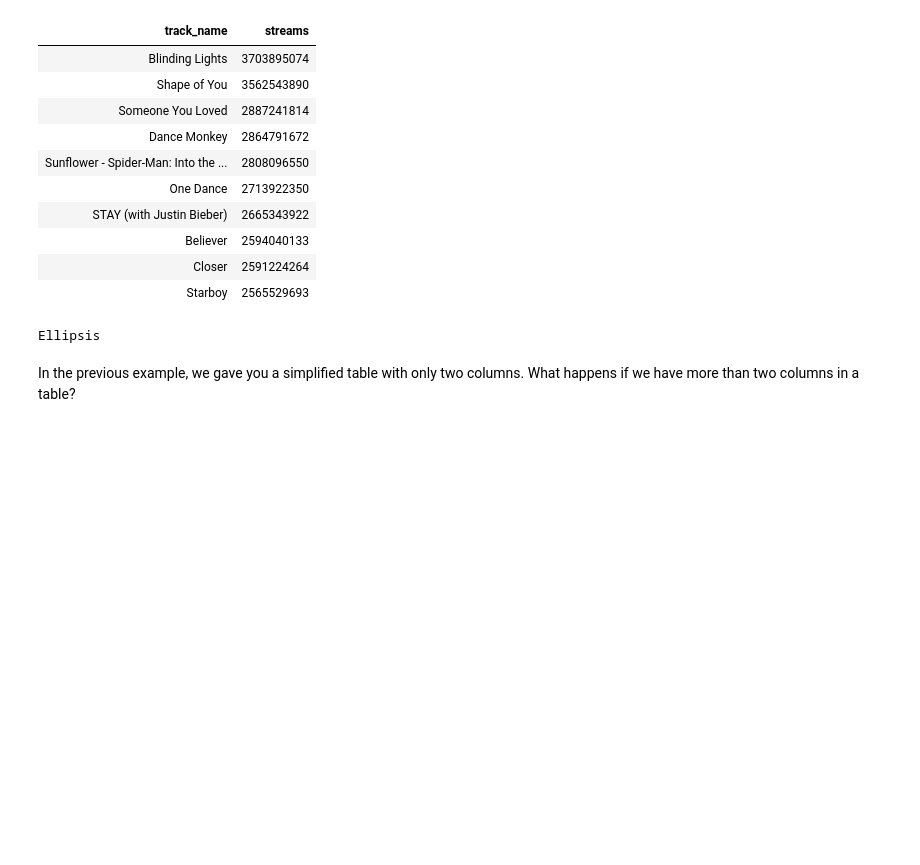
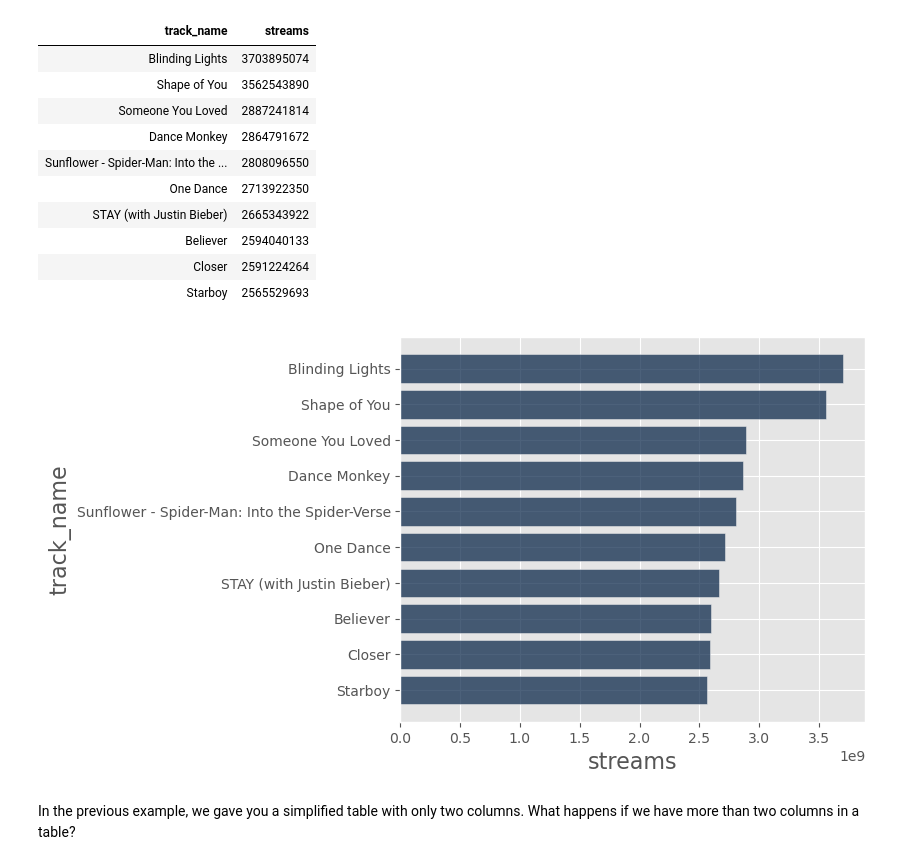
Before and after one commit to data-6-berkeley/materials-fa24, a Jupyter notebook: lectures/lec15/lec15-categorical-blank.ipynb, the cells around one changed output. Drawn from its saved outputs; the diff is of its cells as text; code cells hidden in the pictures; blank space fills up the shorter version.

```diff
--- a/lectures/lec15/lec15-categorical-blank.ipynb
+++ b/lectures/lec15/lec15-categorical-blank.ipynb
@@ -58,9 +58,9 @@ top_10_simple
 | Closer | 2591224264 |
 | Starboy | 2565529693 |
 # %%
-... # Create a bar chart of streams for each of the songs in `top_10_simple`
+top_10_simple.barh("track_name") # Create a bar chart of streams for each of the songs in `top_10_simple`
 # %% [output]
-Ellipsis
+[figure, added]
 # %% [markdown]
 In the previous example, we gave you a simplified table with only two columns. What happens if we have more than two columns in a table?
 # %%
```
Also changed, not shown: parts of 4 cells of this notebook, 1 other file.
